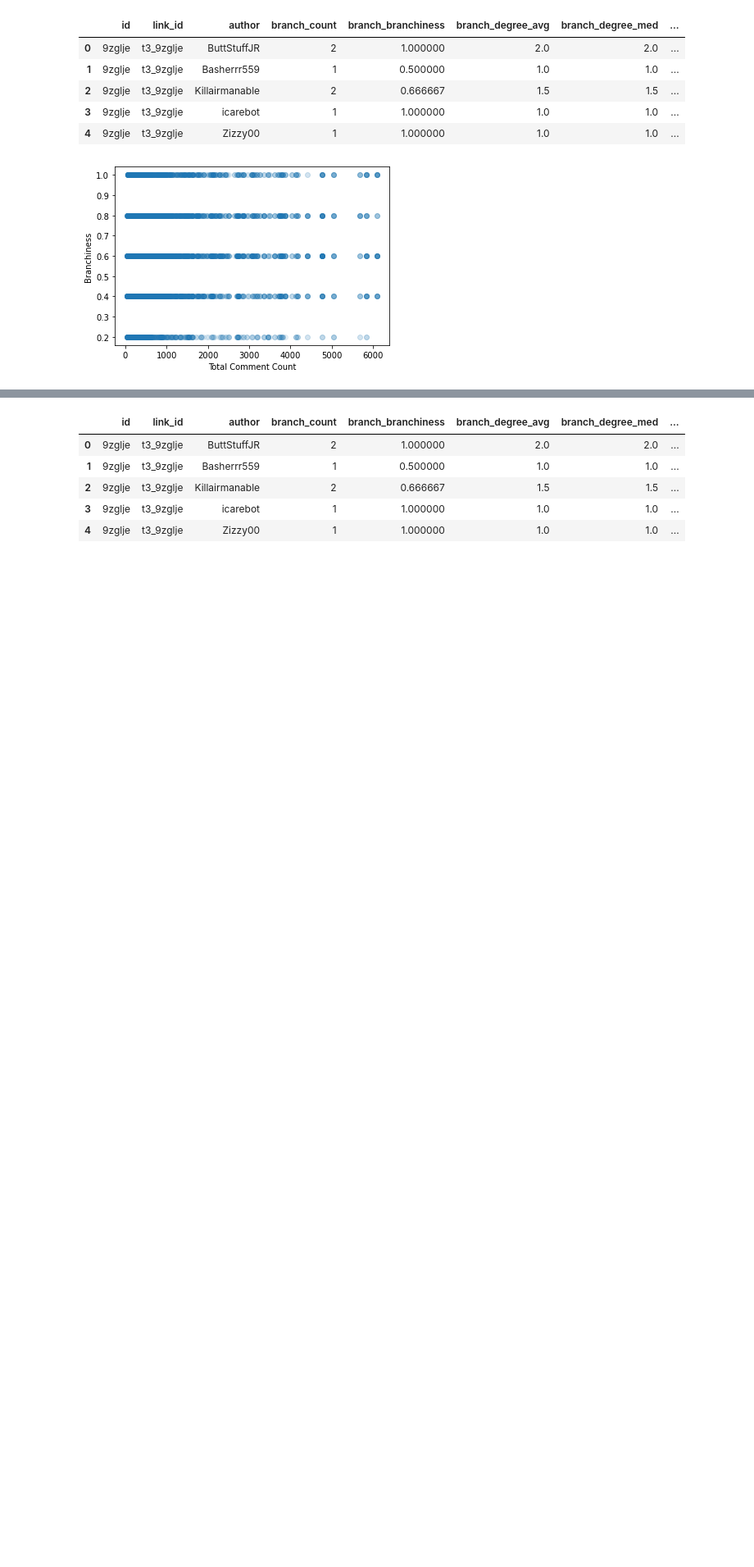
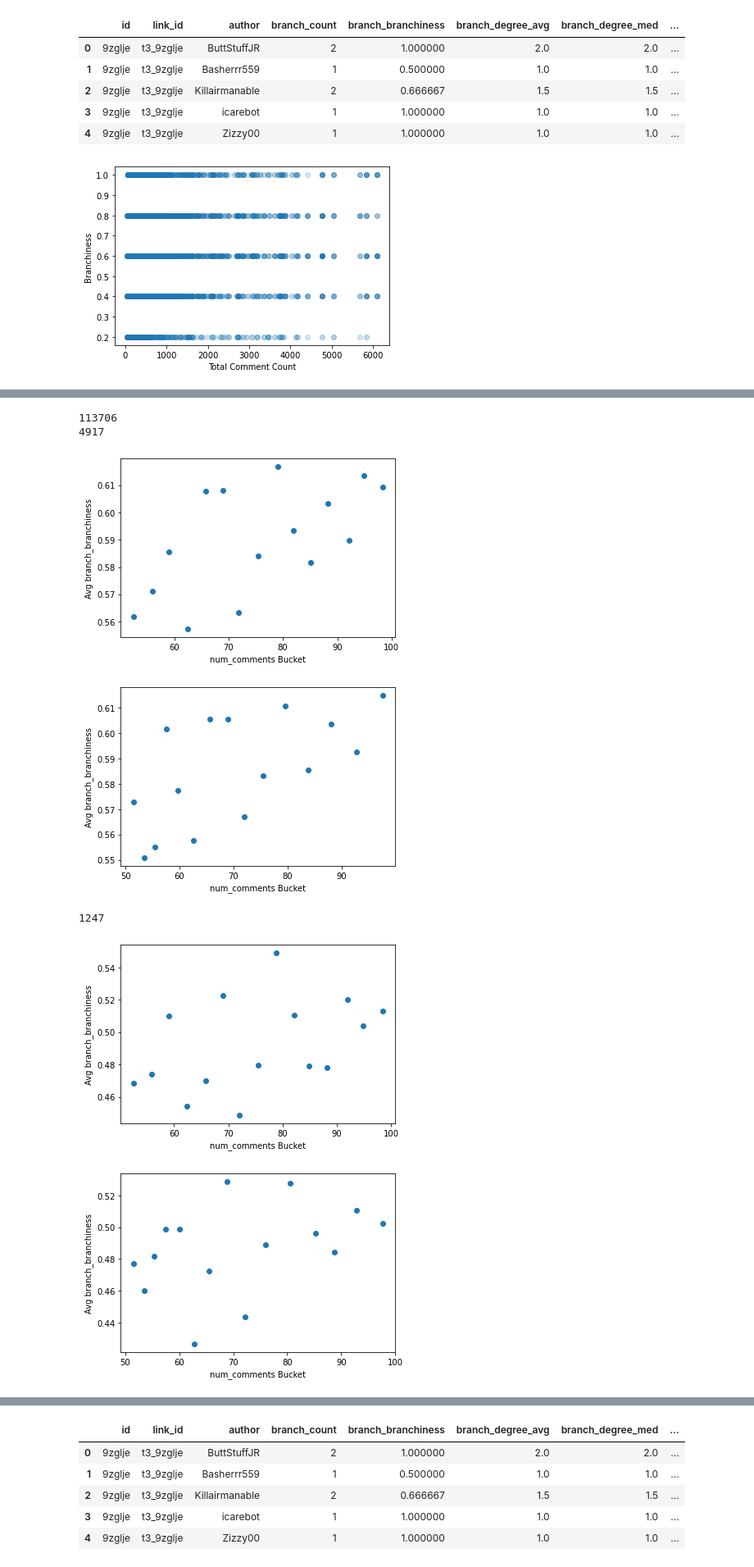
Before and after one commit to cephcyn/cornell_cs6742_a2, a Jupyter notebook: 02_analysis.ipynb, the cells around one changed output, grey strips where cells are left out. Shown at 82% size. Drawn from its saved outputs; the diff is of its cells as text; code cells hidden in the pictures; blank space fills up the shorter version.

```diff
--- a/02_analysis.ipynb
+++ b/02_analysis.ipynb
@@ -257,0 +292,35 @@ vis_x_y_valuebound(temp, 15, 'num_comments', 'branch_branchiness')
+# %%
+# Plot buzziness vs total comment count of each post
+# ONLY LOOK AT POSTS WITH [50, 100] COMMENTS
+
+temp_c_peruserpost_df = temp_peruserpost_df[temp_peruserpost_df['num_comments']>=50][temp_peruserpost_df['num_comments']<=100]
+print(len(temp_c_peruserpost_df))
+
+temp = temp_c_peruserpost_df[temp_c_peruserpost_df['comment_count']==3]
+print(len(temp))
+vis_x_y_valuebound(temp, 15, 'num_comments', 'branch_branchiness')
+vis_x_y_sortedbound(temp, 15, 'num_comments', 'branch_branchiness')
+temp = temp_c_peruserpost_df[temp_c_peruserpost_df['comment_count']==5]
+print(len(temp))
+vis_x_y_valuebound(temp, 15, 'num_comments', 'branch_branchiness')
+vis_x_y_sortedbound(temp, 15, 'num_comments', 'branch_branchiness')
+temp = temp_c_peruserpost_df[temp_c_peruserpost_df['comment_count']==7]
+print(len(temp))
+vis_x_y_valuebound(temp, 15, 'num_comments', 'branch_branchiness')
+vis_x_y_sortedbound(temp, 15, 'num_comments', 'branch_branchiness')
+temp = temp_c_peruserpost_df[temp_c_peruserpost_df['comment_count']==9]
+print(len(temp))
+vis_x_y_valuebound(temp, 15, 'num_comments', 'branch_branchiness')
+vis_x_y_sortedbound(temp, 15, 'num_comments', 'branch_branchiness')
+temp = temp_c_peruserpost_df[temp_c_peruserpost_df['comment_count']==11]
+print(len(temp))
+vis_x_y_valuebound(temp, 15, 'num_comments', 'branch_branchiness')
+vis_x_y_sortedbound(temp, 15, 'num_comments', 'branch_branchiness')
+# %% [output]
+113706
+4917
+[figure, added]
+[figure, added]
+1247
+[figure, added]
+[figure, added]
```
Also changed, not shown: parts of 47 cells of this notebook.
